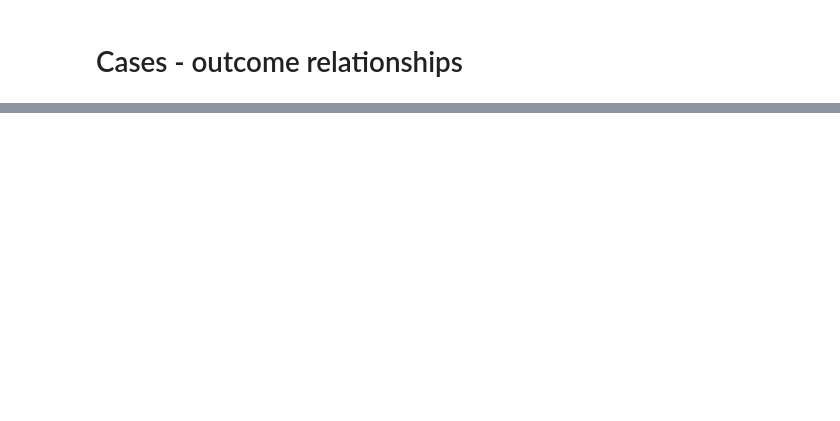
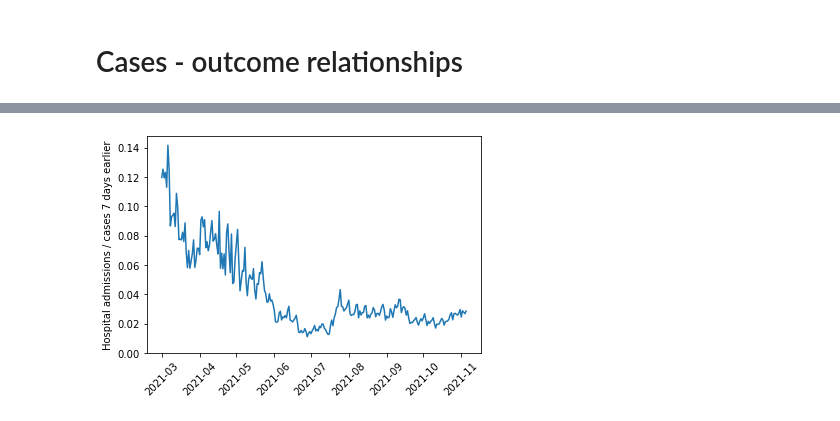
Before and after one commit to harrybraviner/covid_stats, a Jupyter notebook: deaths_vs_cases.ipynb, the cells around one changed output, grey strips where cells are left out. Drawn from its saved outputs; the diff is of its cells as text; code cells hidden in the pictures; blank space fills up the shorter version.

```diff
--- a/deaths_vs_cases.ipynb
+++ b/deaths_vs_cases.ipynb
@@ -106,0 +141,4 @@ Maximum correlation is 0.9183789368480096 at 7 days.
+# %%
+plot_outcome_case_ratio(7, 'newAdmissions', 'Hospital admissions', min_date=datetime(2021, 3, 1))
+# %% [output]
+[figure, added]
```
Also changed, not shown: parts of 8 cells of this notebook, 3 other files.
